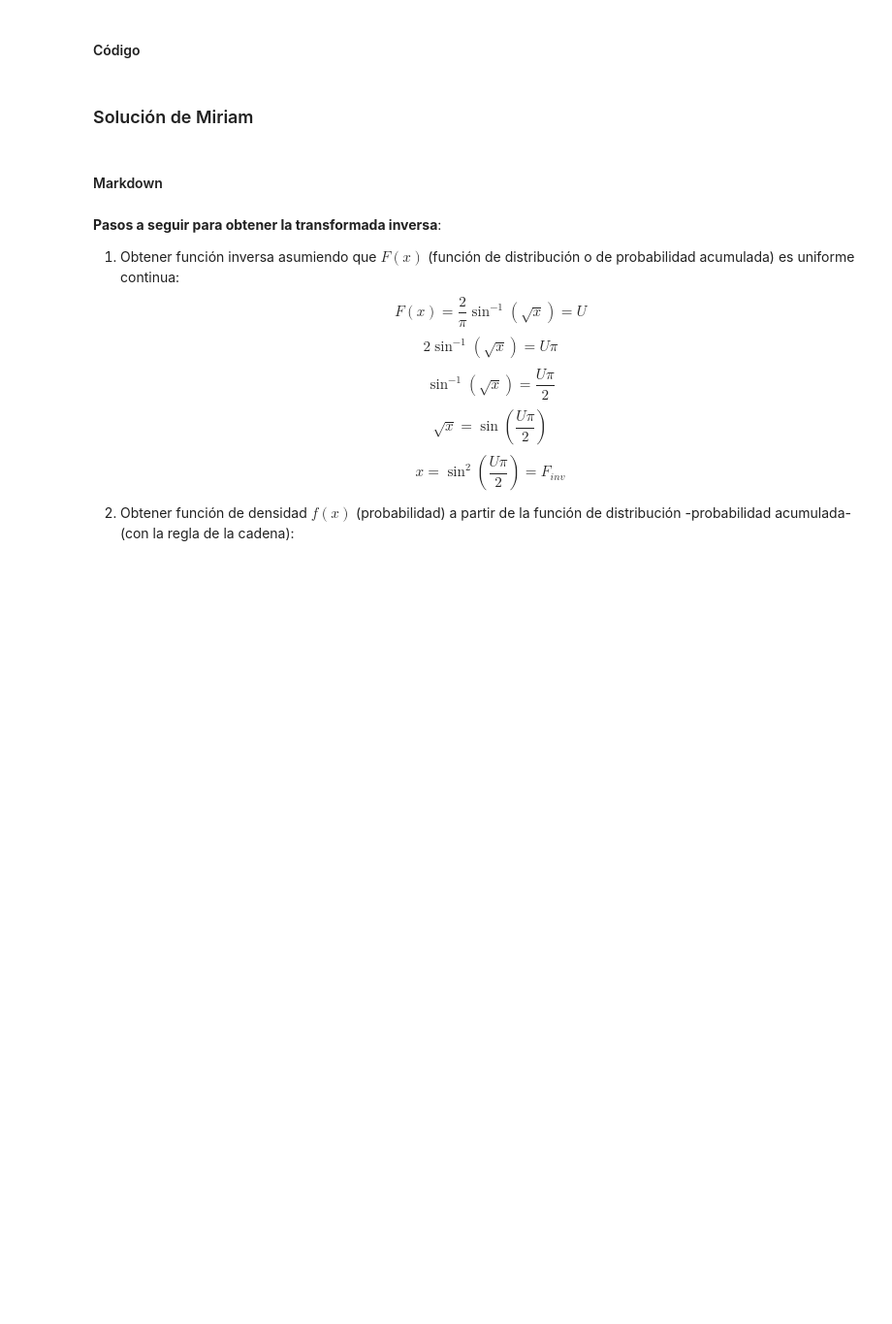
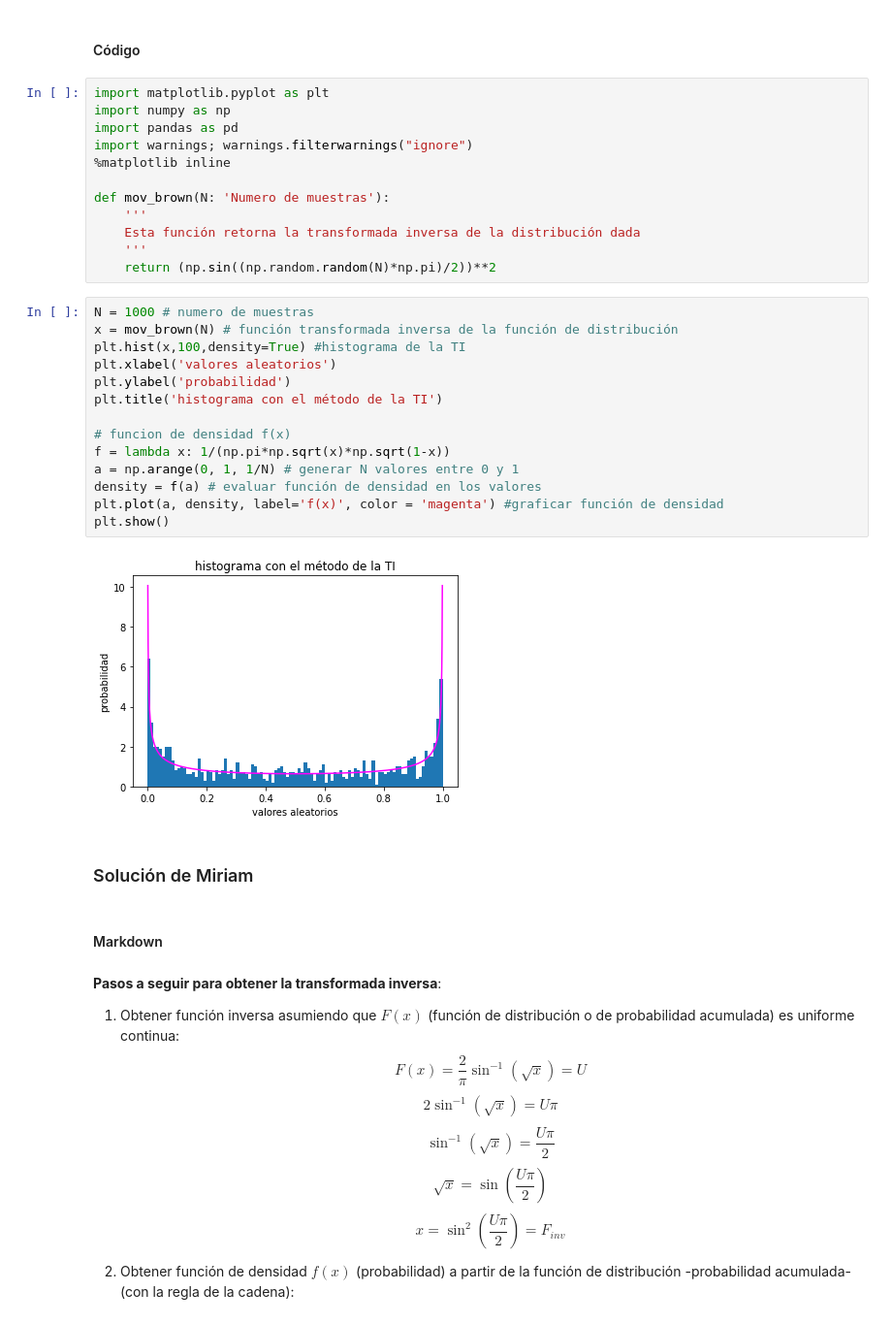
Before and after one commit to Miriam1999/Tarea5_LEspinosa_MERosas, a Jupyter notebook: Tarea5_LEspinosa_MERosas.ipynb, the cells around one changed output. Shown at 97% size. Cells and saved outputs as stored; diff of their text form; blank space fills up the shorter version.

```diff
--- a/Tarea5_LEspinosa_MERosas.ipynb
+++ b/Tarea5_LEspinosa_MERosas.ipynb
@@ -27,5 +31,33 @@ $$F(x) = \frac{2}{\pi} \sin^{-1} (\sqrt x), \quad 0 \leq x < 1$$ </font>
 # %% [markdown]
 #### Código
+# %%
+import matplotlib.pyplot as plt
+import numpy as np
+import pandas as pd
+import warnings; warnings.filterwarnings("ignore")
+%matplotlib inline
+
+def mov_brown(N: 'Numero de muestras'):
+    '''
+    Esta función retorna la transformada inversa de la distribución dada
+    '''
+    return (np.sin((np.random.random(N)*np.pi)/2))**2
+# %%
+N = 1000 # numero de muestras
+x = mov_brown(N) # función transformada inversa de la función de distribución
+plt.hist(x,100,density=True) #histograma de la TI
+plt.xlabel('valores aleatorios')
+plt.ylabel('probabilidad')
+plt.title('histograma con el método de la TI')
+
+# funcion de densidad f(x)
+f = lambda x: 1/(np.pi*np.sqrt(x)*np.sqrt(1-x))
+a = np.arange(0, 1, 1/N) # generar N valores entre 0 y 1
+density = f(a) # evaluar función de densidad en los valores
+plt.plot(a, density, label='f(x)', color = 'magenta') #graficar función de densidad
+plt.show()
+# %% [output]
+[figure, added]
 # %% [markdown]
 ### Solución de Miriam
 # %% [markdown]
```
Also changed, not shown: parts of 6 cells of this notebook.
